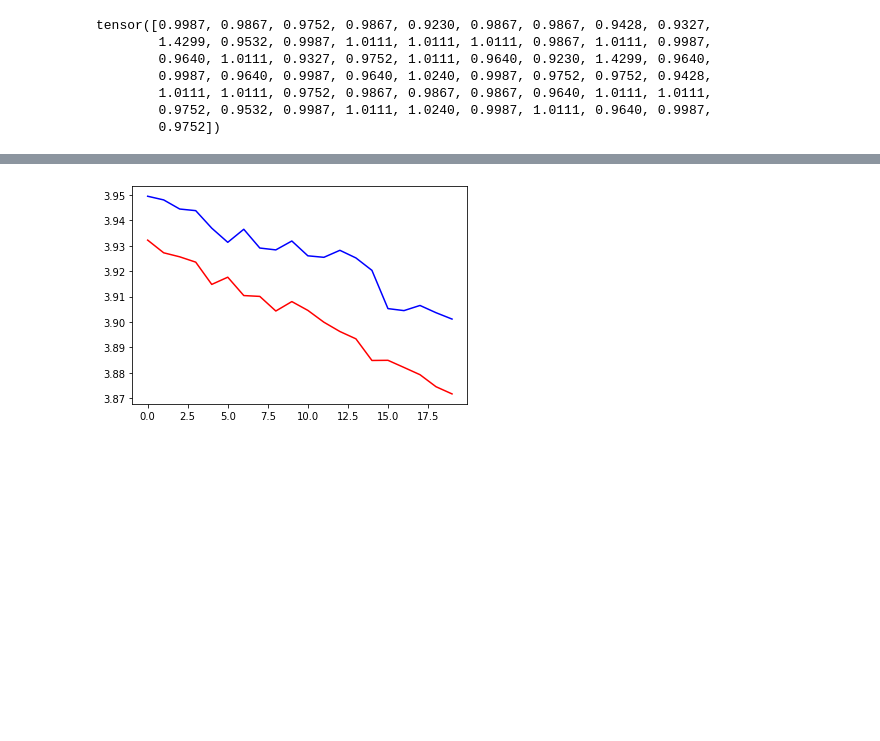
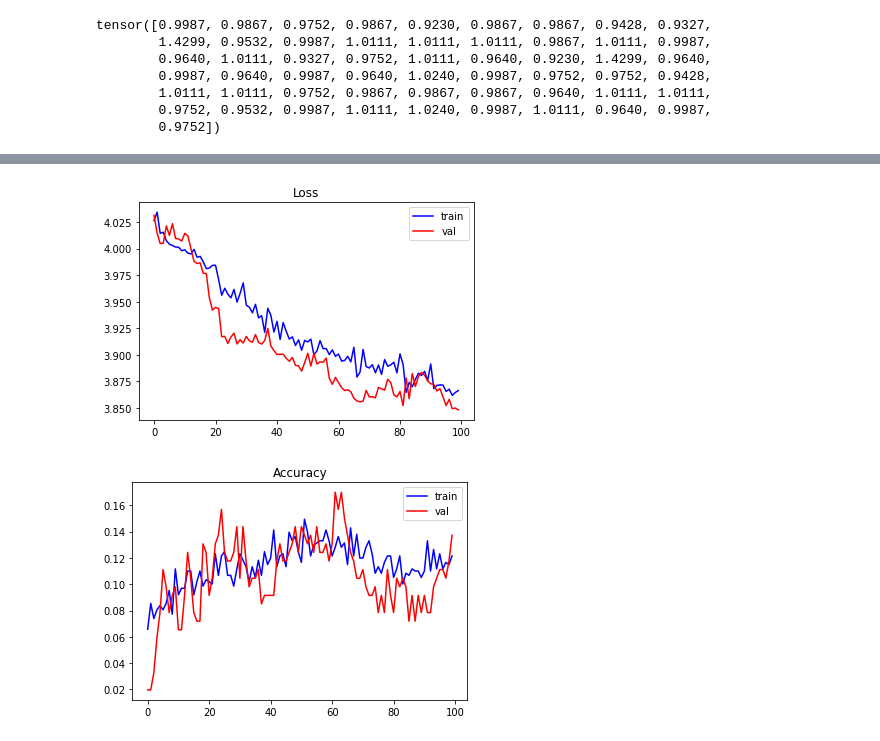
Before and after one commit to Kayzi0/CogActivity, a Jupyter notebook: network_train.ipynb, the cells around one changed output, grey strips where cells are left out. Drawn from its saved outputs; the diff is of its cells as text; code cells hidden in the pictures; blank space fills up the shorter version.

```diff
--- a/network_train.ipynb
+++ b/network_train.ipynb
@@ -61,7 +61,8 @@ def train(model, num_epochs, train_dataloader, val_dataloader):
         #f1_train.append(running_f1)
 
         # output
-        tqdm.write('Epoch {} (train) -- loss: {:.4f} acc: {:.4f}'.format(epoch, running_loss, running_accuracy))
+        if epoch % 20 == 0:
+            tqdm.write('Epoch {} (train) -- loss: {:.4f} acc: {:.4f}'.format(epoch, running_loss, running_accuracy))
 
 
         # validation
@@ -96,13 +97,14 @@ def train(model, num_epochs, train_dataloader, val_dataloader):
             #f1_val.append(running_f1)
 
             # output
-            tqdm.write('Epoch {} (valid) -- loss: {:.4f} acc: {:.4f}'.format(epoch, running_loss, running_accuracy))
+            if epoch % 20 == 0:
+                tqdm.write('Epoch {} (valid) -- loss: {:.4f} acc: {:.4f}'.format(epoch, running_loss, running_accuracy))
     # make model callable outside this function
     train.trained_model = model
     train.losses_train = losses_train
     train.losses_val = losses_val
-    train.accuracy_train = accuracy_train
-    train.accuracy_val = accuracy_val
+    train.accuracy_train = accuracies_train
+    train.accuracy_val = accuracies_val
 # %%
 # load data and label files
 # shape = [2284, 200, 3, 9] --> [datasets, time series, channels, devices]
@@ -134,10 +136,11 @@ tensor([0.9987, 0.9867, 0.9752, 0.9867, 0.9230, 0.9867, 0.9867, 0.9428, 0.9327,
 # %%
 # define loss, optimizer etc.
 model = ConvNet()
+epochs = 100
+lr = 0.001
 criterion = nn.CrossEntropyLoss(weight = weights.double())
-optimizer = optim.Adam(model.parameters())
+optimizer = optim.Adam(model.parameters(), lr)
 # %%
 # train model
-epochs = 20
 train(model.double(), epochs, train_dataloader, val_dataloader)
 # %% [output]
@@ -164,14 +157,17 @@ Epoch 9 (valid) -- loss: 3.8574 acc: 0.0980
 # %%
 import matplotlib.pyplot as plt
 
-plt.plot(np.arange(epochs), train.losses_train, color="b")
-plt.plot(np.arange(epochs), train.losses_val, color="r")
+plt.plot(np.arange(epochs), train.losses_train, color="b", label="train")
+plt.plot(np.arange(epochs), train.losses_val, color="r", label="val")
 plt.title("Loss")
+plt.legend()
 plt.show()
 
-plt.plot(np.arange(epochs), train.accuracy_train, color="b")
-plt.plot(np.arange(epochs), train.accuracy_val, color="r")
+plt.plot(np.arange(epochs), train.accuracy_train, color="b",label="train" )
+plt.plot(np.arange(epochs), train.accuracy_val, color="r",label="val")
 plt.title("Accuracy")
+plt.legend()
 plt.show()
 # %% [output]
-[figure, old version]
+[figure, new version]
+[figure, added]
```
Also changed, not shown: parts of 1 cell of this notebook.
